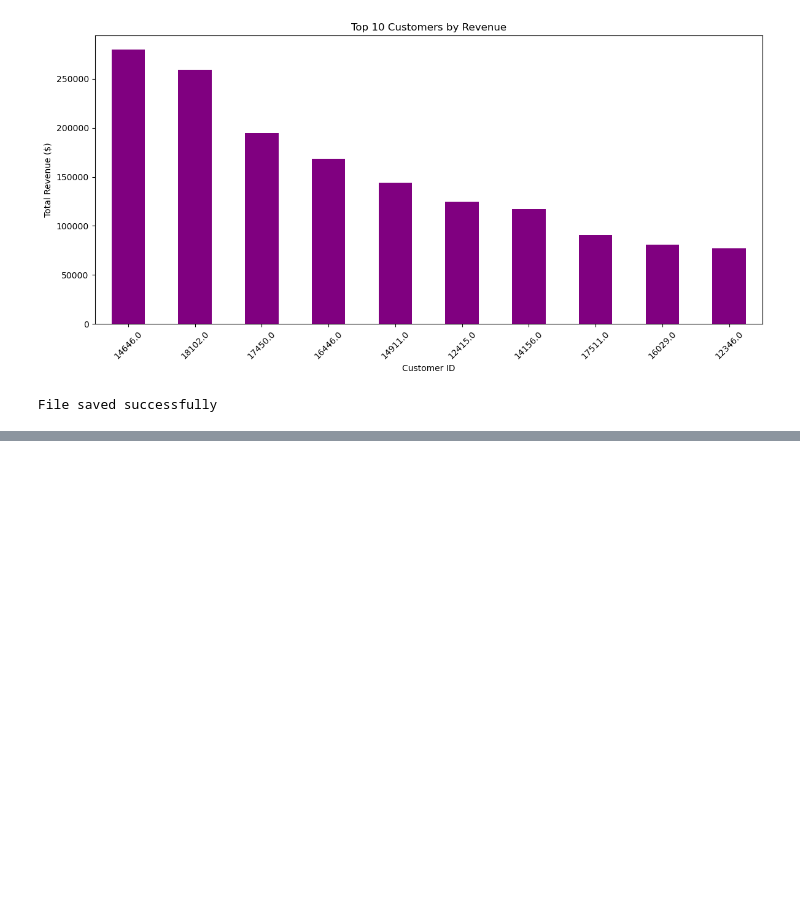
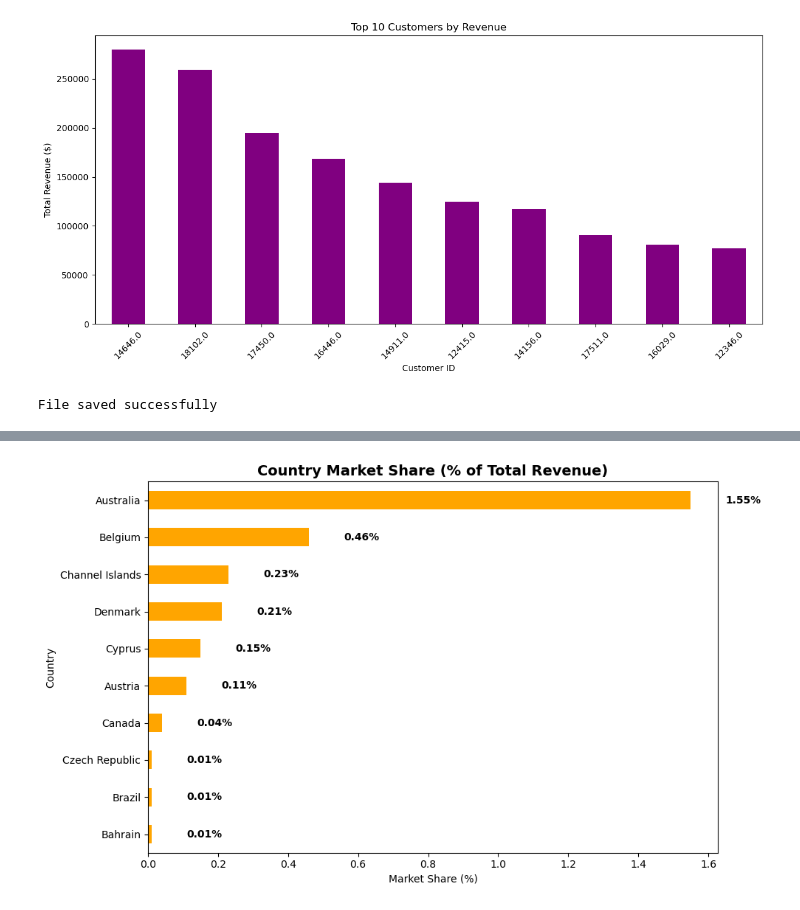
Before and after one commit to Saad-TheAnalyst/Ecommerce-Sales-Customer-Analysis, a Jupyter notebook: ecommerce_analysis.ipynb, the cells around one changed output, grey strips where cells are left out. Cells and saved outputs as stored; diff of their text form; code cells hidden in the pictures; blank space fills up the shorter version.

```diff
--- a/ecommerce_analysis.ipynb
+++ b/ecommerce_analysis.ipynb
@@ -285,0 +435,7 @@ File saved successfully
+# %%
+##  Country Market Share
+
+country_share = df.groupby('Country')['TotalRevenue'].sum()
+country_share_pct = (country_share / country_share.sum() * 100).round(2)
+print("=== COUNTRY MARKET SHARE ===")
+print(country_share_pct.sort_values(ascending=False).head(10))
@@ -285,0 +512,13 @@ File saved successfully
+# %%
+##   Country Market Share
+
+plt.figure(figsize=(10,6))
+country_share_pct.head(10).sort_values().plot(kind='barh', color='orange')
+plt.title('Country Market Share (% of Total Revenue)', fontsize=14, fontweight='bold')
+plt.xlabel('Market Share (%)')
+for i, v in enumerate(country_share_pct.head(10).sort_values()):
+    plt.text(v+0.1, i, f'{v}%', va='center', fontweight='bold')
+plt.tight_layout()
+plt.show()
+# %% [output]
+[figure, added]
```
Also changed, not shown: parts of 16 cells of this notebook, 2 other files.
